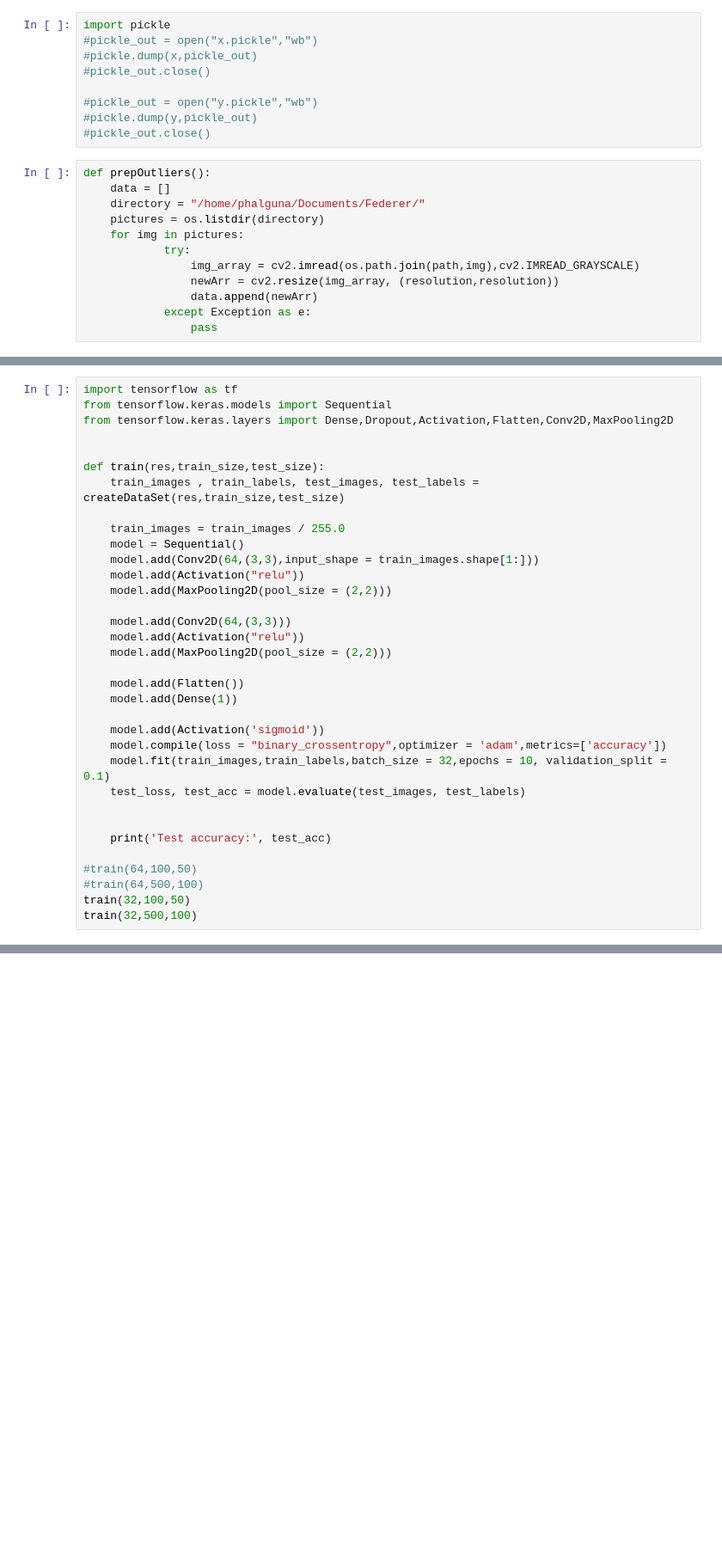
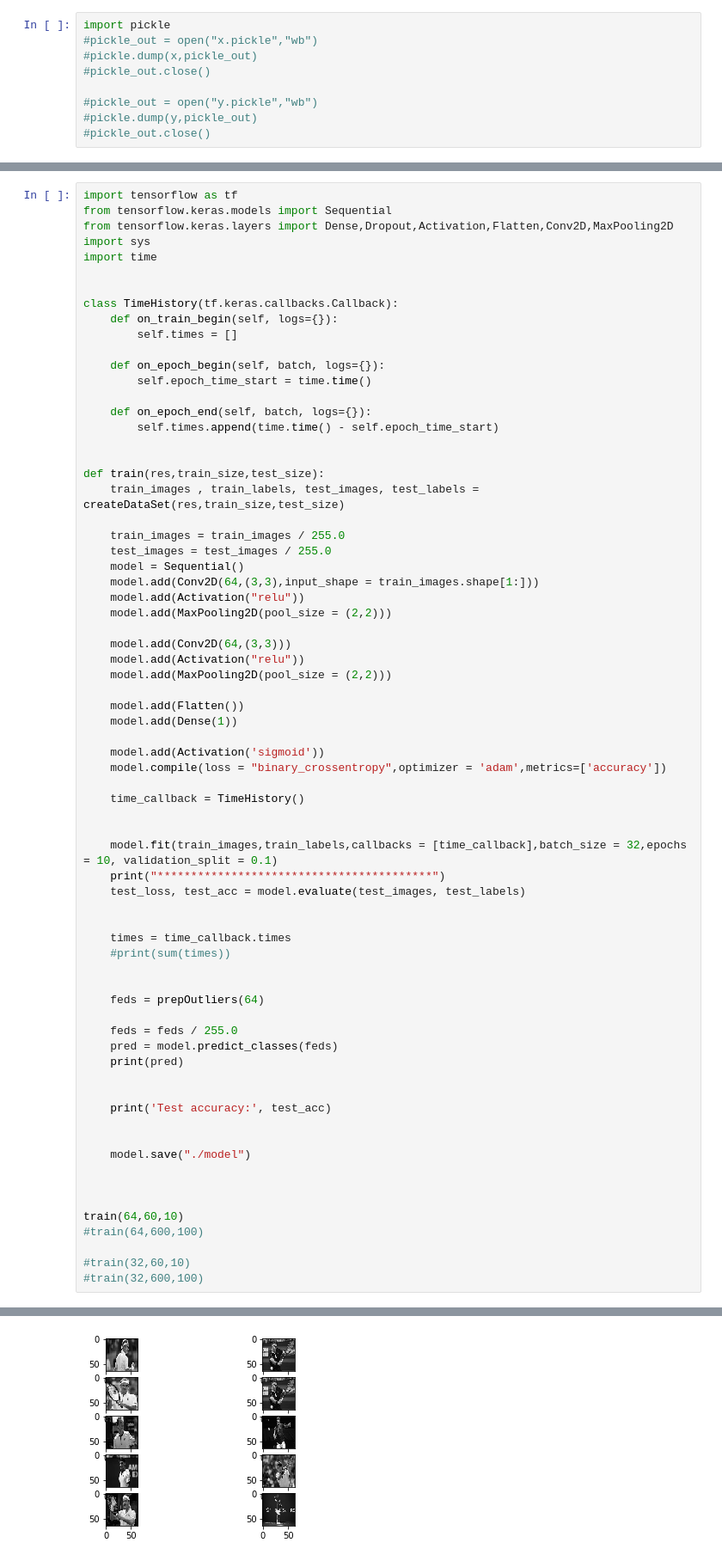
Before and after one commit to pnr14b/BigDataHw2, a Jupyter notebook: BigDataHw2.ipynb, the cells around one changed output, grey strips where cells are left out. Shown at 86% size. Saved outputs shown, nothing was run; the diff lists cells and outputs as text; blank space fills up the shorter version.

```diff
--- a/BigDataHw2.ipynb
+++ b/BigDataHw2.ipynb
@@ -71,15 +96,3 @@ import pickle
 #pickle_out = open("y.pickle","wb")
 #pickle.dump(y,pickle_out)
 #pickle_out.close()
-# %%
-def prepOutliers():
-    data = []
-    directory = "/home/phalguna/Documents/Federer/"
-    pictures = os.listdir(directory)
-    for img in pictures:
-            try:
-                img_array = cv2.imread(os.path.join(path,img),cv2.IMREAD_GRAYSCALE)
-                newArr = cv2.resize(img_array, (resolution,resolution))
-                data.append(newArr)
-            except Exception as e:
-                pass
@@ -87,12 +137,26 @@ def prepOutliers():
 import tensorflow as tf
 from tensorflow.keras.models import Sequential
 from tensorflow.keras.layers import Dense,Dropout,Activation,Flatten,Conv2D,MaxPooling2D
+import sys
+import time
+
+
+class TimeHistory(tf.keras.callbacks.Callback):
+    def on_train_begin(self, logs={}):
+        self.times = []
+
+    def on_epoch_begin(self, batch, logs={}):
+        self.epoch_time_start = time.time()
+
+    def on_epoch_end(self, batch, logs={}):
+        self.times.append(time.time() - self.epoch_time_start)
 
 
 def train(res,train_size,test_size):
     train_images , train_labels, test_images, test_labels = createDataSet(res,train_size,test_size)
 
     train_images = train_images / 255.0
+    test_images = test_images / 255.0
     model = Sequential()
     model.add(Conv2D(64,(3,3),input_shape = train_images.shape[1:]))
     model.add(Activation("relu"))
@@ -107,16 +171,38 @@ def train(res,train_size,test_size):
 
     model.add(Activation('sigmoid'))
     model.compile(loss = "binary_crossentropy",optimizer = 'adam',metrics=['accuracy'])
-    model.fit(train_images,train_labels,batch_size = 32,epochs = 10, validation_split = 0.1)
+
+    time_callback = TimeHistory()
+
+
+    model.fit(train_images,train_labels,callbacks = [time_callback],batch_size = 32,epochs = 10, validation_split = 0.1)
+    print("*****************************************")
     test_loss, test_acc = model.evaluate(test_images, test_labels)
+
+
+    times = time_callback.times
+    #print(sum(times))
+
+
+    feds = prepOutliers(64)
+
+    feds = feds / 255.0
+    pred = model.predict_classes(feds)
+    print(pred)
 
 
     print('Test accuracy:', test_acc)
 
-#train(64,100,50)
-#train(64,500,100)
-train(32,100,50)
-train(32,500,100)
+
+    model.save("./model")
+
+
+
+train(64,60,10)
+#train(64,600,100)
+
+#train(32,60,10)
+#train(32,600,100)
 # %% [output]
 WARNING:tensorflow:From /home/phalguna/.local/lib/python3.6/site-packages/tensorflow/python/ops/init_ops.py:1251: calling VarianceScaling.__init__ (from tensorflow.python.ops.init_ops) with dtype is d ...
 Instructions for updating:
@@ -137,0 +224 @@ Test accuracy: 0.605
+[figure, added]
```
Also changed, not shown: parts of 3 cells of this notebook.
